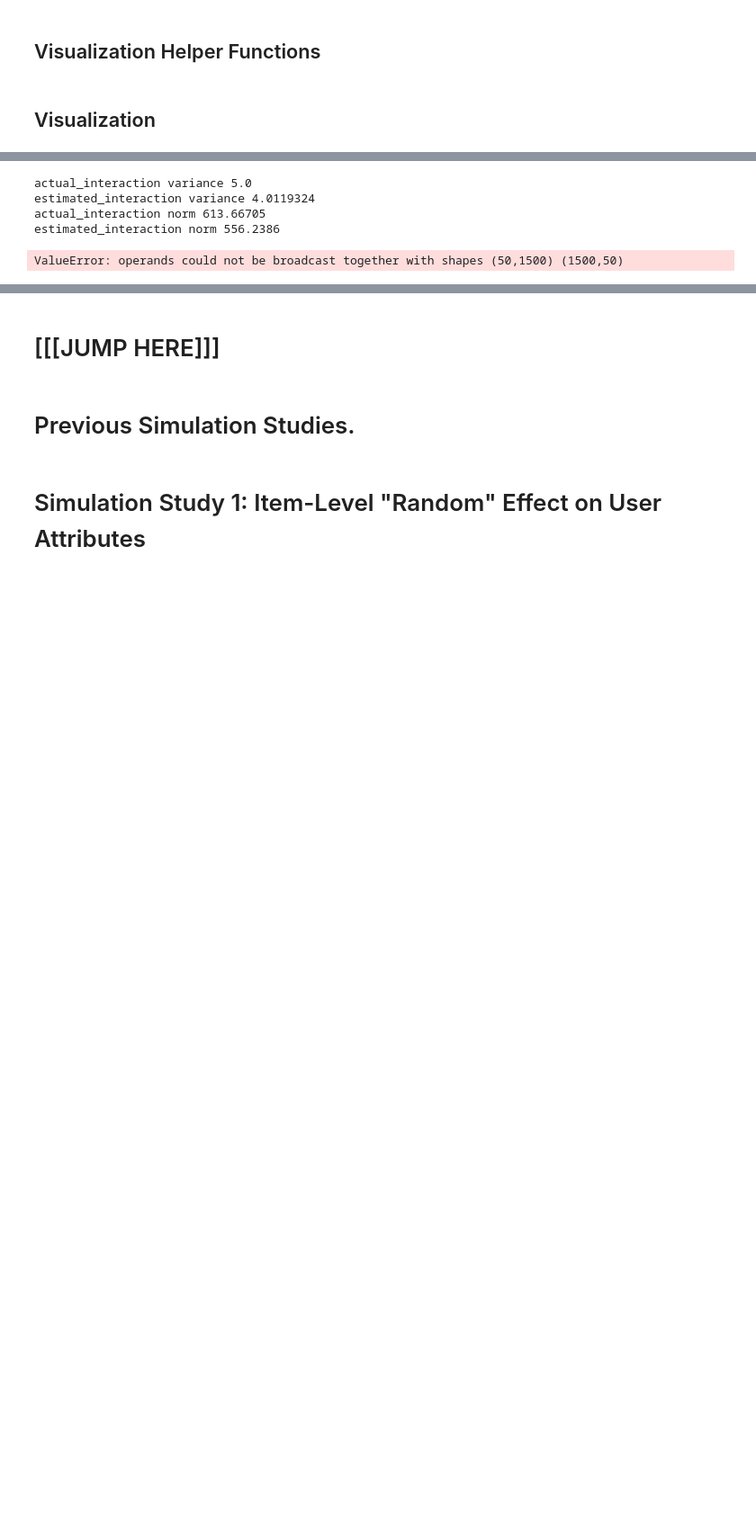
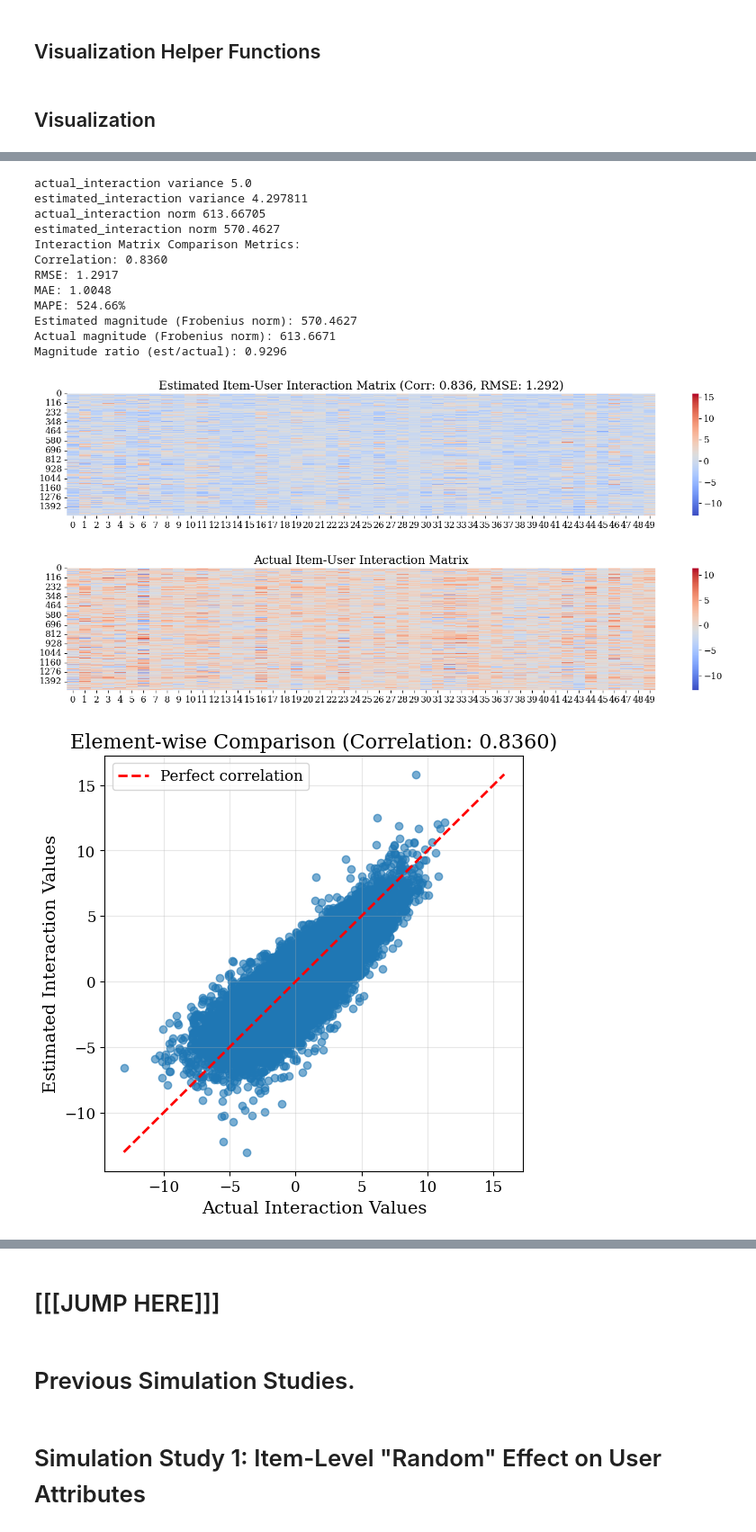
Before and after one commit to gsbDBI/bemb, a Jupyter notebook: tutorials/simulation/simulation_study_paper_demo.ipynb, the cells around one changed output, grey strips where cells are left out. Shown at 90% size. Saved outputs shown, nothing was run; the diff lists cells and outputs as text; code cells hidden in the pictures; blank space fills up the shorter version.

```diff
--- a/tutorials/simulation/simulation_study_paper_demo.ipynb
+++ b/tutorials/simulation/simulation_study_paper_demo.ipynb
@@ -1410,7 +1391,7 @@ LOCAL_RANK: 0 - CUDA_VISIBLE_DEVICES: [0]
 # visualize the prediction and compute metrics
 T = bemb.model.coef_dict['eta_user'].variational_mean_flexible.data
 A = bemb.model.coef_dict['delta_item'].variational_mean_flexible.data
-estimated_interaction = (A @ T.T).numpy()
+estimated_interaction = (A @ T.T).numpy().T
 actual_interaction = dataset_list[0].useritem_M.cpu().numpy().squeeze()
 
 print("actual_interaction variance", np.var(actual_interaction.reshape(-1, 1)))
@@ -1443,33 +1424,43 @@ sns.heatmap(estimated_interaction, square=False, ax=ax, cmap='coolwarm')
 ax.set_title(f'Estimated Item-User Interaction Matrix (Corr: {correlation:.3f}, RMSE: {rmse:.3f})')
 plt.show()
 
 fig, ax = plt.subplots(figsize=(18, 3))
 sns.heatmap(actual_interaction, square=False, ax=ax, cmap='coolwarm')
 ax.set_title('Actual Item-User Interaction Matrix')
 plt.show()
 
 # Scatter plot to visualize element-wise comparison
 fig, ax = plt.subplots(figsize=(6, 6))
 ax.scatter(actual_interaction.flatten(), estimated_interaction.flatten(), alpha=0.6)
 min_val = min(actual_interaction.min(), estimated_interaction.min())
 max_val = max(actual_interaction.max(), estimated_interaction.max())
 ax.plot([min_val, max_val], [min_val, max_val], 'r--', lw=2, label='Perfect correlation')
 ax.set_xlabel('Actual Interaction Values')
 ax.set_ylabel('Estimated Interaction Values')
 ax.set_title(f'Element-wise Comparison (Correlation: {correlation:.4f})')
 ax.legend()
 ax.grid(True, alpha=0.3)
 plt.show()
 
 # Difference heatmap
 fig, ax = plt.subplots(figsize=(18, 3))
 difference = estimated_interaction - actual_interaction
 sns.heatmap(difference, square=False, ax=ax, cmap='RdBu_r', center=0)
 ax.set_title(f'Difference Matrix (Estimated - Actual), RMSE: {rmse:.3f}')
 plt.show()
 # %% [output]
 actual_interaction variance 5.0
-estimated_interaction variance 4.0119324
+estimated_interaction variance 4.297811
 actual_interaction norm 613.66705
-estimated_interaction norm 556.2386
+estimated_interaction norm 570.4627
+Interaction Matrix Comparison Metrics:
+Correlation: 0.8360
+RMSE: 1.2917
+MAE: 1.0048
+MAPE: 524.66%
+Estimated magnitude (Frobenius norm): 570.4627
+Actual magnitude (Frobenius norm): 613.6671
+Magnitude ratio (est/actual): 0.9296
-ValueError: operands could not be broadcast together with shapes (50,1500) (1500,50)
+[figure, added]
+[figure, added]
+[figure, added]
```
Also changed, not shown: parts of 14 cells of this notebook.
